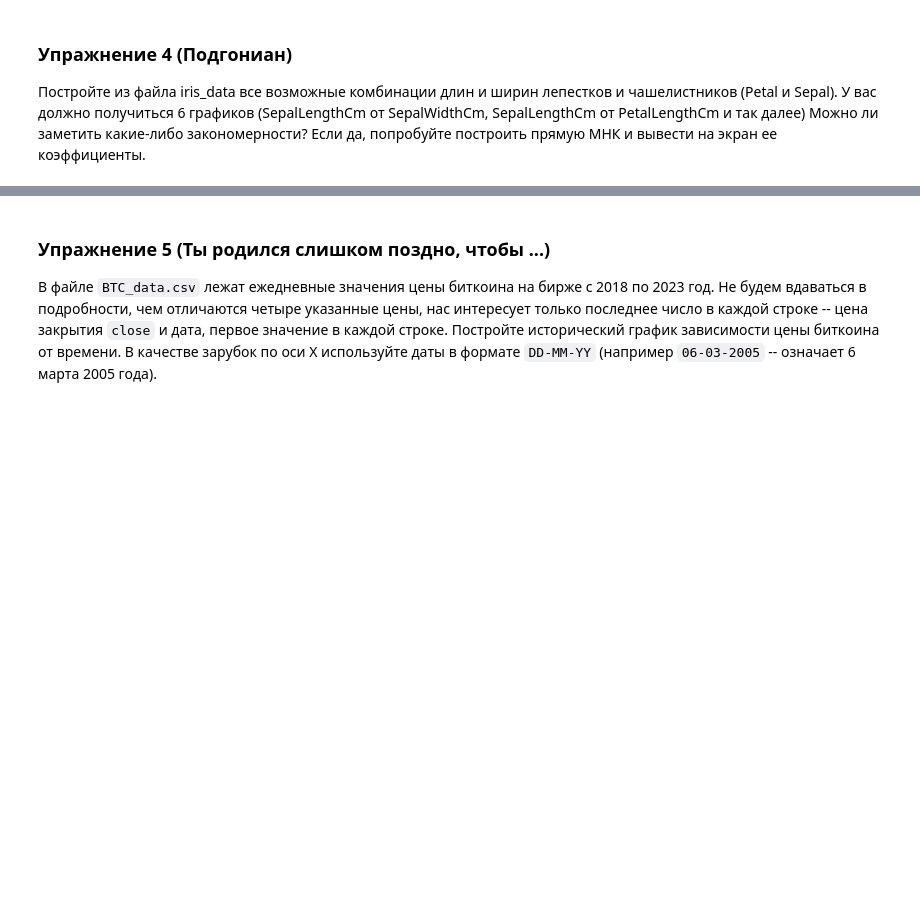
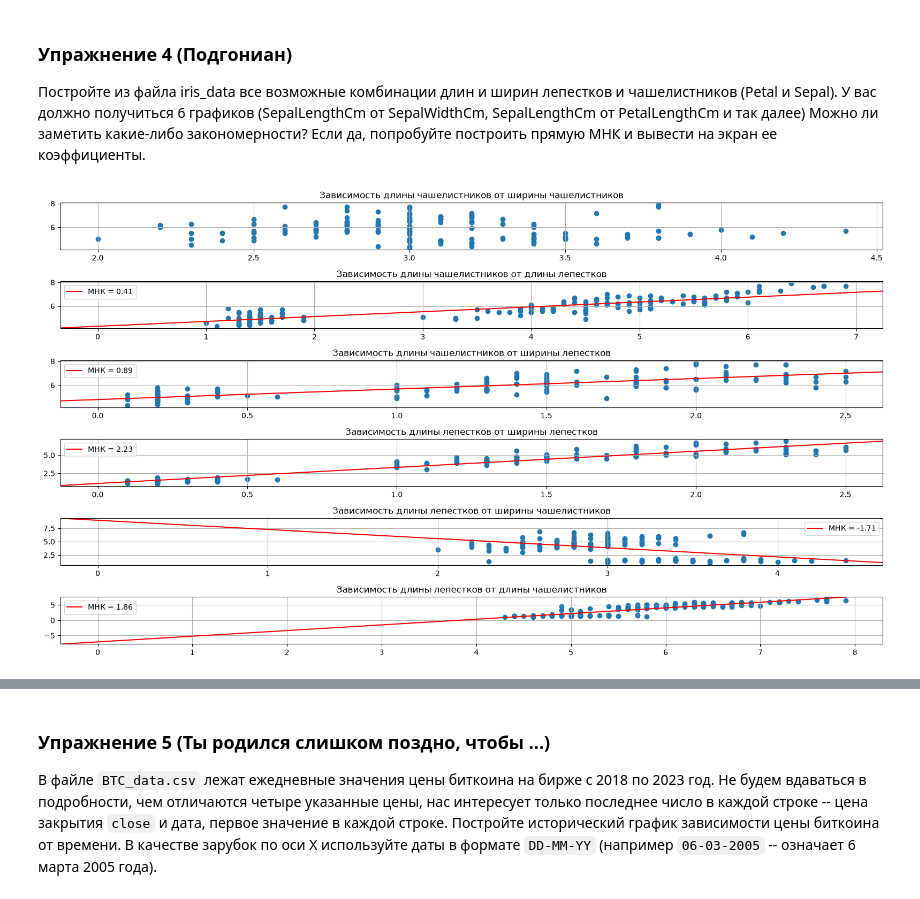
Before and after one commit to skoro9/Python_Algoritms_Chirkin_Autumn, a Jupyter notebook: seminars/seminar 25.09/Seminar_4_tasks.ipynb, the cells around one changed output, grey strips where cells are left out. Cells and saved outputs as stored; diff of their text form; code cells hidden in the pictures; blank space fills up the shorter version.

```diff
--- a/seminars/seminar 25.09/Seminar_4_tasks.ipynb
+++ b/seminars/seminar 25.09/Seminar_4_tasks.ipynb
@@ -268,3 +355,93 @@ listed widths:  [3.5, 3.0, 3.2, 3.1, 3.6, 3.9, 3.4, 3.4, 2.9, 3.1, 3.7, 3.4, 3.0
 
 ### Упражнение 4 (Подгониан)
 Постройте из файла iris_data все возможные комбинации длин и ширин лепестков и чашелистников (Petal и Sepal). У вас должно получиться 6 графиков (SepalLengthCm от SepalWidthCm, SepalLengthCm от PetalLengthCm и так далее) Можно ли заметить какие-либо закономерности? Если да, попробуйте построить прямую МНК и вывести на экран ее коэффициенты.
+# %%
+import matplotlib.pyplot as plt
+import pandas as pd
+import numpy as np
+
+
+def mnk(x, y):
+    x = np.array(x)
+    y = np.array(y)
+
+    a = ((np.mean(x * y) - np.mean(x) * np.mean(y)) /
+         (np.mean(x ** 2) - np.mean(x) ** 2))
+
+    b = np.mean(y) - a * np.mean(x)
+
+    return a, b
+
+
+data = pd.read_csv('iris_data.csv')
+
+SpLCm = data['SepalLengthCm'].values.tolist()
+SpWCm = data['SepalWidthCm'].values.tolist()
+PlLCm = data['PetalLengthCm'].values.tolist()
+PlWCm = data['PetalWidthCm'].values.tolist()
+
+fig = plt.figure(figsize=(16, 9))
+ax1 = fig.add_subplot(611)
+ax2 = fig.add_subplot(612)
+ax3 = fig.add_subplot(613)
+ax4 = fig.add_subplot(614)
+ax5 = fig.add_subplot(615)
+ax6 = fig.add_subplot(616)
+
+mnk_1 = mnk(SpWCm, SpLCm)
+mnk_2 = mnk(PlLCm, SpLCm)
+mnk_3 = mnk(PlWCm, SpLCm)
+mnk_4 = mnk(PlWCm, PlLCm)
+mnk_5 = mnk(SpWCm, PlLCm)
+mnk_6 = mnk(SpLCm, PlLCm)
+
+a1, b1 = mnk_1
+a2, b2 = mnk_2
+a3, b3 = mnk_3
+a4, b4 = mnk_4
+a5, b5 = mnk_5
+a6, b6 = mnk_6
+
+ax1.scatter(SpWCm, SpLCm)
+ax1.set_title('Зависимость длины чашелистников от ширины чашелистников')
+ax1.grid()
+
+ax2.scatter(PlLCm, SpLCm)
+ax2.set_title('Зависимость длины чашелистников от длины лепестков')
+ax2.axline((0, b2), slope=a2, color='red', label=f'МНК = {a2:.2f}')
+ax2.grid()
+ax2.legend()
+
+ax3.scatter(PlWCm, SpLCm)
+ax3.set_title('Зависимость длины чашелистников от ширины лепестков')
+ax3.axline((0, b3), slope=a3, color='red', label=f'МНК = {a3:.2f}')
+ax3.grid()
+ax3.legend()
+
+ax4.scatter(PlWCm, PlLCm)
+ax4.set_title('Зависимость длины лепестков от ширины лепестков')
+ax4.axline((0, b4), slope=a4, color='red', label=f'МНК = {a4:.2f}')
+ax4.grid()
+ax4.legend()
+
+ax5.scatter(SpWCm, PlLCm)
+ax5.set_title('Зависимость длины лепестков от ширины чашелистников')
+ax5.axline((0, b5), slope=a5, color='red', label=f'МНК = {a5:.2f}')
+ax5.grid()
+ax5.legend()
+
+ax6.scatter(SpLCm, PlLCm)
+ax6.set_title('Зависимость длины лепестков от длины чашелистников')
+ax6.axline((0, b6), slope=a6, color='red', label=f'МНК = {a6:.2f}')
+ax6.grid()
+ax6.legend()
+
+plt.tight_layout()
+
+plt.show()
+
+
+print('Никакой закономерности в зависимости длины чашелистника от '
+      'его ширины не прослеживается (Первый график)')
+# %% [output]
+[figure, added]
```
Also changed, not shown: parts of 7 cells of this notebook, 6 other files.
